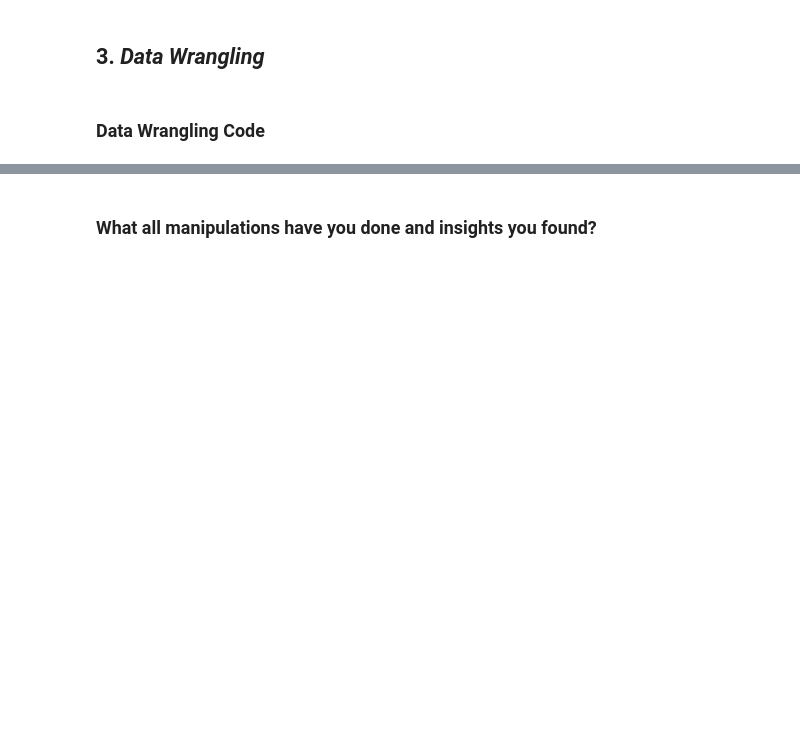
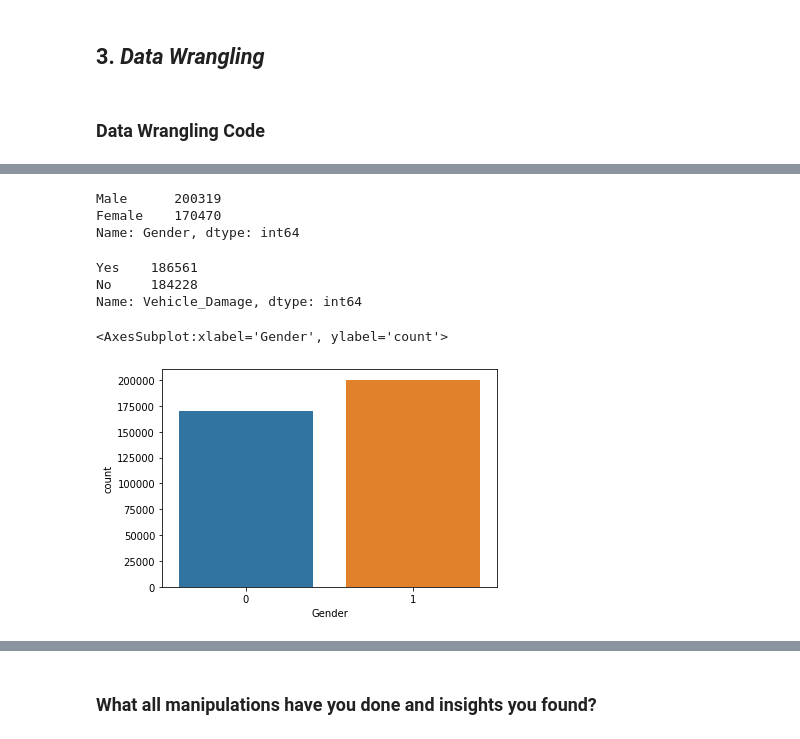
Before and after one commit to avigangarde/Cap-III-Health-Insurance-Cross-Sell-Prediction, a Jupyter notebook: Cap_III_Health_Insurance_Cross_sell_prediction_Avinash.ipynb, the cells around one changed output, grey strips where cells are left out. Saved outputs shown, nothing was run; the diff lists cells and outputs as text; code cells hidden in the pictures; blank space fills up the shorter version.

```diff
--- a/Cap_III_Health_Insurance_Cross_sell_prediction_Avinash.ipynb
+++ b/Cap_III_Health_Insurance_Cross_sell_prediction_Avinash.ipynb
@@ -295,0 +448,22 @@ Answer Here
+# %%
+# lets value counts Gender column
+df.Gender.value_counts()
+# %% [output]
+Male      200319
+Female    170470
+Name: Gender, dtype: int64
+# %%
+# we are checking value counts for Vehicle_Damage
+df.Vehicle_Damage.value_counts()
+# %% [output]
+Yes    186561
+No     184228
+Name: Vehicle_Damage, dtype: int64
+# %%
+# replace the values by binary encoding.
+df['Gender'] = df['Gender'].apply(
+    lambda x: 1 if x == 'Male' else (0 if x == 'Female' else None))
+sns.countplot(df['Gender'])
+# %% [output]
+<AxesSubplot:xlabel='Gender', ylabel='count'>
+[figure, added]
```
Also changed, not shown: parts of 102 cells of this notebook.
